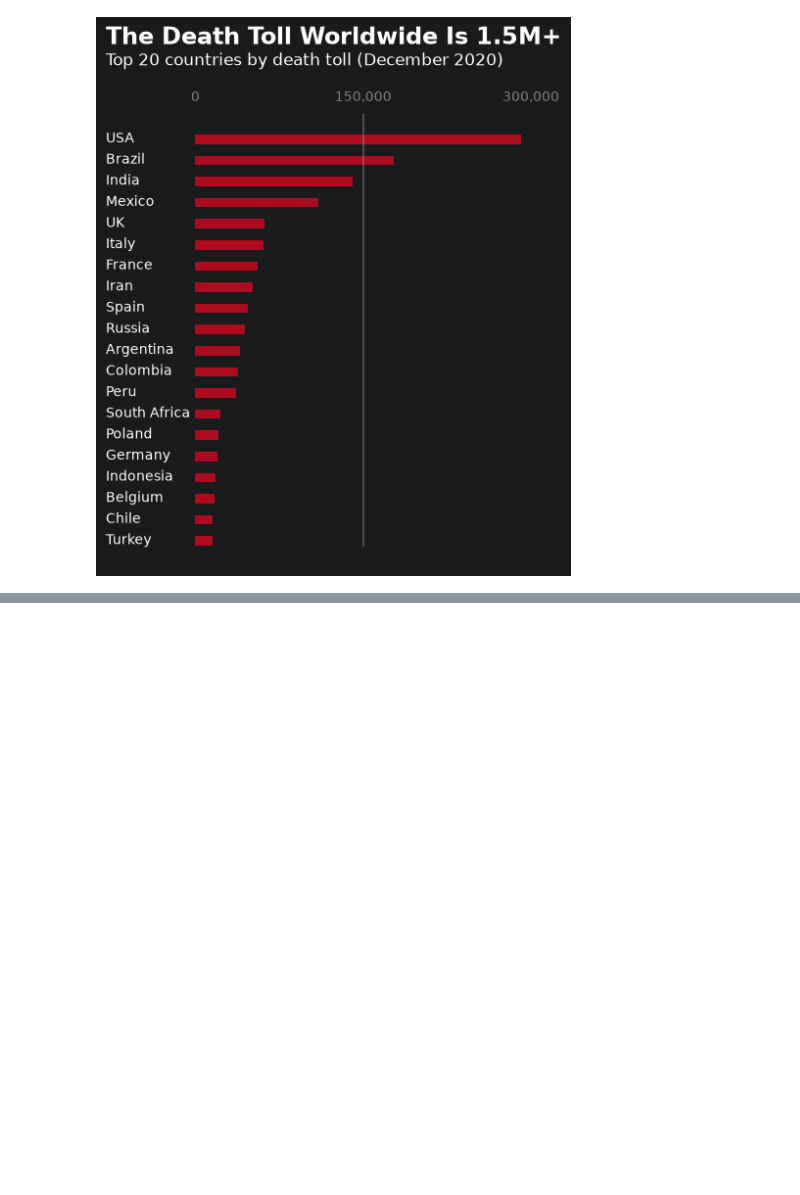
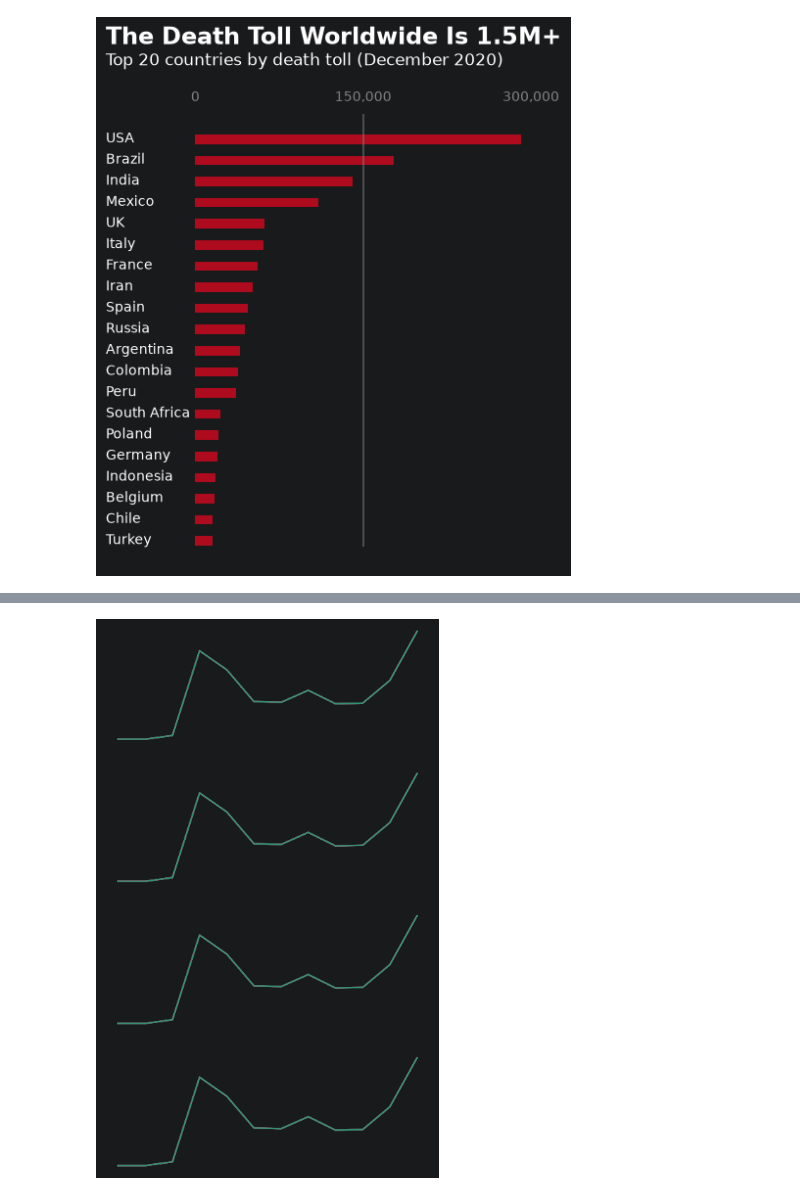
Before and after one commit to dnlsyfq/py_visual, a Jupyter notebook: main.ipynb, the cells around one changed output, grey strips where cells are left out. Cells and saved outputs as stored; diff of their text form; code cells hidden in the pictures; blank space fills up the shorter version.

```diff
--- a/main.ipynb
+++ b/main.ipynb
@@ -49,3 +49,6 @@ ax.axvline(x=150000,ymin=0.045,c='grey',alpha=0.5)
 plt.show()
 # %% [output]
 [figure]
+# %%
+death_toll = pd.read_csv('covid_avg_deaths.csv')
+death_toll.head()
@@ -51,0 +62,15 @@ plt.show()
+# %%
+fig, ax = plt.subplots(nrows=4,ncols=1,figsize=(6,10))
+
+for i in range(4):
+    for location in ['left', 'right', 'top', 'bottom']:
+        ax[i].spines[location].set_visible(False)
+        ax[i].set_yticklabels([])
+        ax[i].set_xticklabels([])
+        ax[i].plot(death_toll['Month'],death_toll['New_deaths'])
+        if location == 'left' or location == 'bottom':
+            ax[i].tick_params(left=False, bottom=False)
+
+plt.show()
+# %% [output]
+[figure, added]
```
Also changed, not shown: parts of 1 cell of this notebook, 2 other files.
